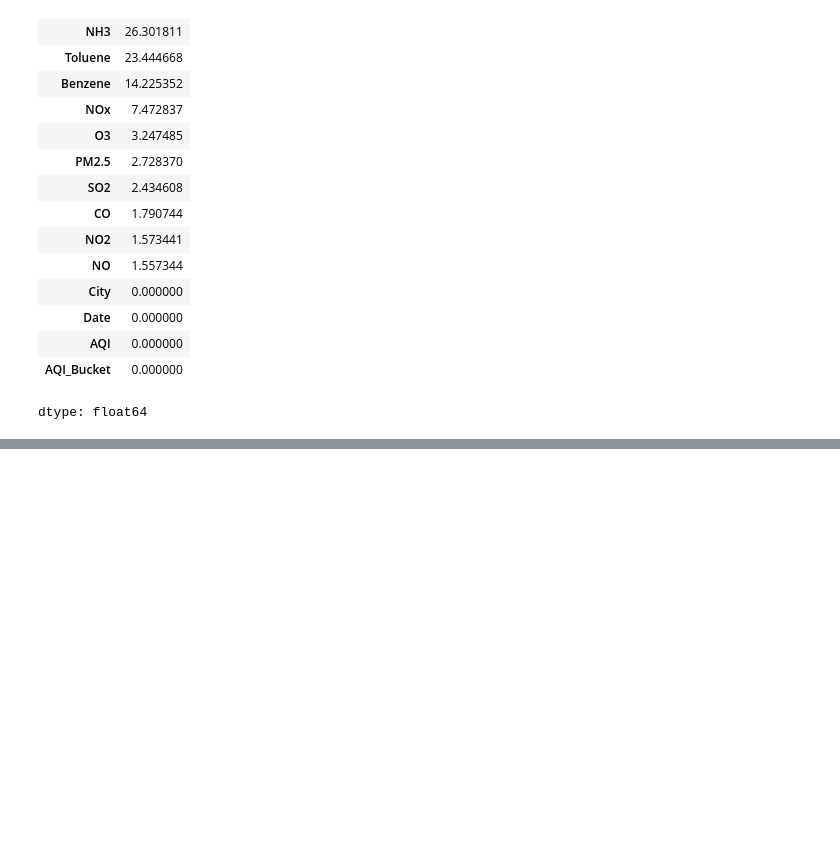
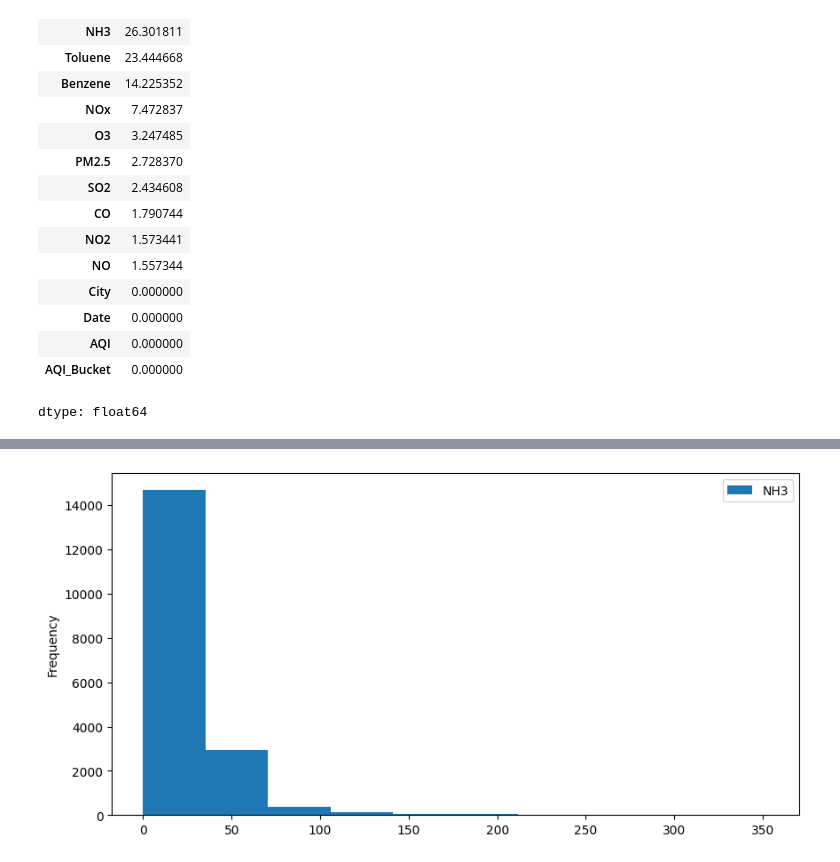
Before and after one commit to shivambarthwal2/Air-Quality-Index-Prediction-AICTE-Cycle-4, a Jupyter notebook: AQI_Prediction_Model.ipynb, the cells around one changed output, grey strips where cells are left out. Cells and saved outputs as stored; diff of their text form; code cells hidden in the pictures; blank space fills up the shorter version.

```diff
--- a/AQI_Prediction_Model.ipynb
+++ b/AQI_Prediction_Model.ipynb
@@ -258,0 +277,7 @@ dtype: float64
+# %%
+# Univariate analysis
+df ['NH3'].plot(kind = 'hist', figsize=(10,5))
+plt. legend()
+plt.show()
+# %% [output]
+[figure, added]
```
Also changed, not shown: parts of 44 cells of this notebook.
